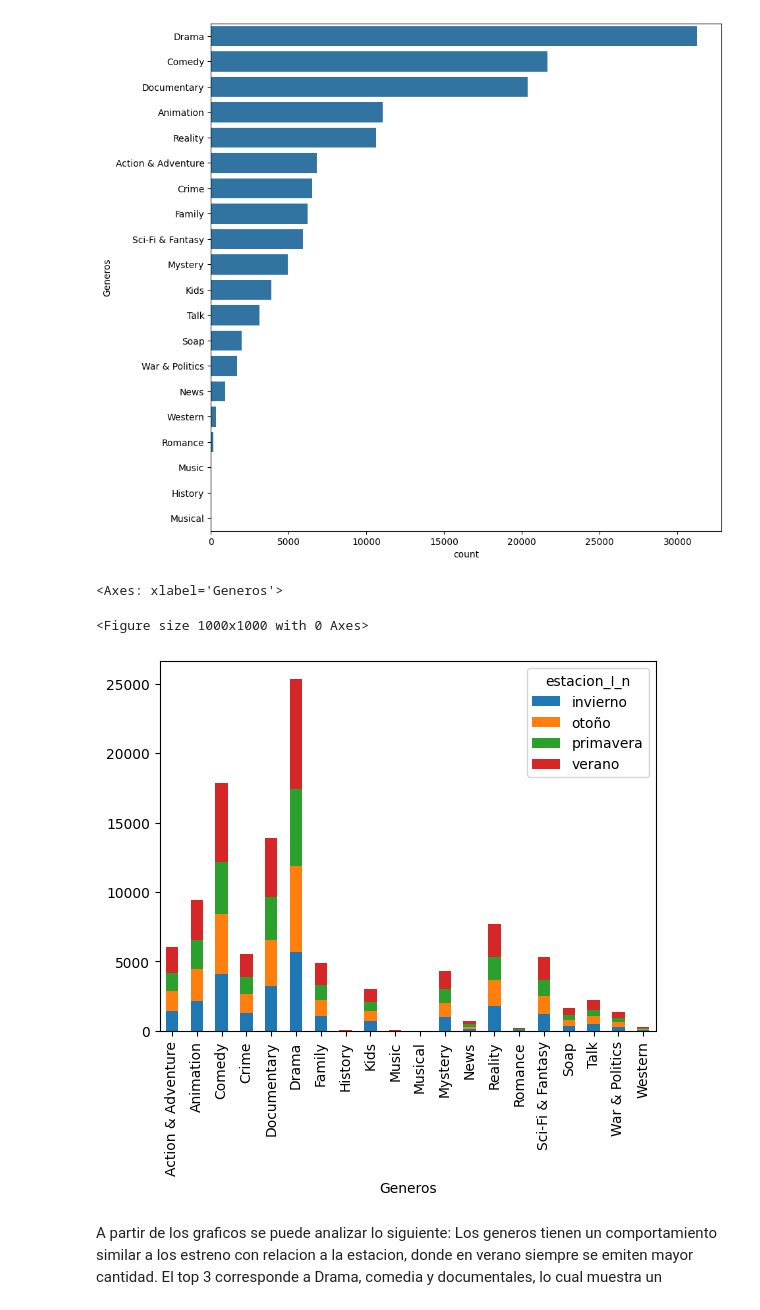
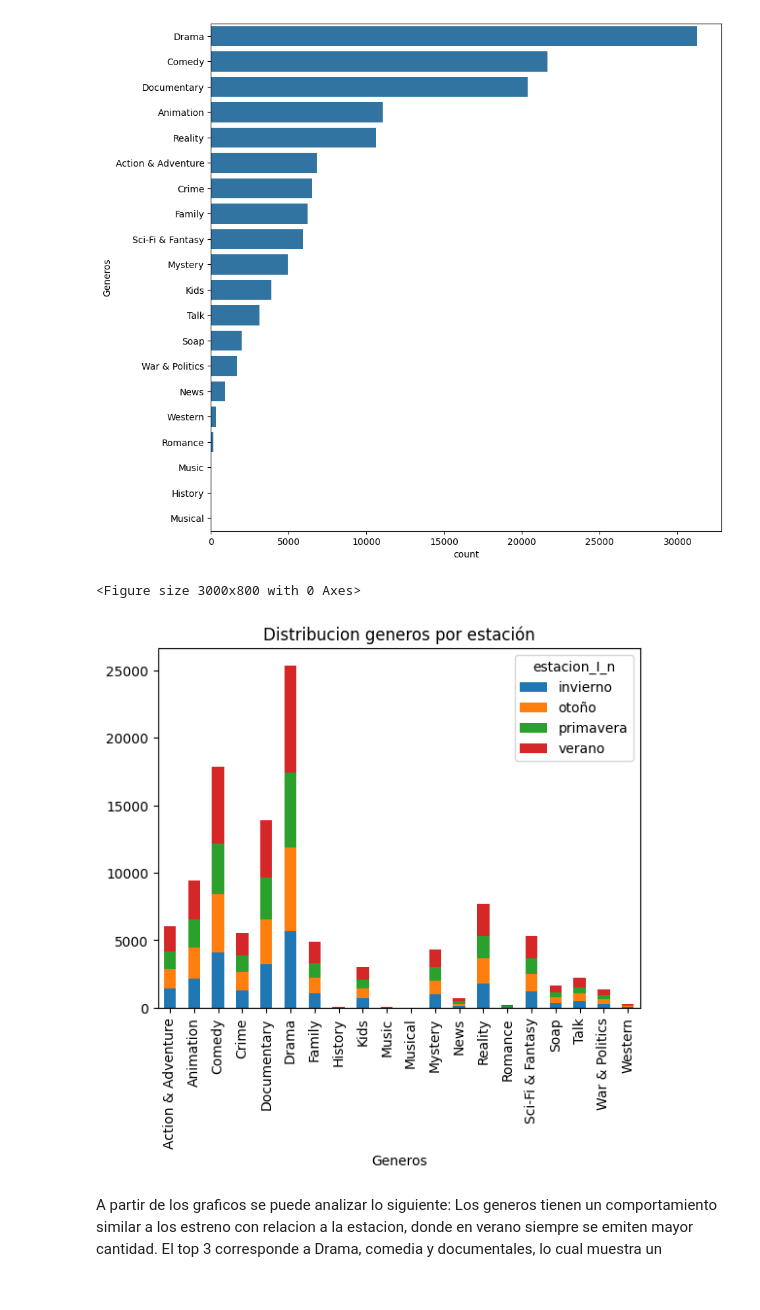
Before and after one commit to PedroJofreEsc/popularidad-de-series, a Jupyter notebook: popularidad de series Jofre.ipynb, the cells around one changed output. Drawn from its saved outputs; the diff is of its cells as text; code cells hidden in the pictures.

```diff
--- a/popularidad de series Jofre.ipynb
+++ b/popularidad de series Jofre.ipynb
@@ -393,12 +393,14 @@ sns.countplot(data=genero_con,y='Generos',order=genero_con['Generos'].value_coun
 # %%
 genero_fecha=genero_con.join(tmdb[['anho_I','anho_F','estacion_I_n','estacion_F_n']],lsuffix='_left')
 df=genero_fecha.groupby(['Generos','estacion_I_n']).size().unstack(fill_value=0)
-plt.figure(figsize=(10, 10))
+plt.figure(figsize=(20, 8)).set_figwidth(30)
 df.plot(kind='bar', stacked=True)
+plt.title("Distribucion generos por estación")
+
+plt.show()
 # %% [output]
-<Axes: xlabel='Generos'>
+<Figure size 3000x800 with 0 Axes>
-<Figure size 1000x1000 with 0 Axes>
-[figure, old version]
+[figure, new version]
 # %% [markdown]
 A partir de los graficos se puede analizar lo siguiente:
 Los generos tienen un comportamiento similar a los estreno con relacion a la estacion, donde en verano siempre se emiten mayor cantidad.
```
Also changed, not shown: parts of 6 cells of this notebook, 2 other files.
